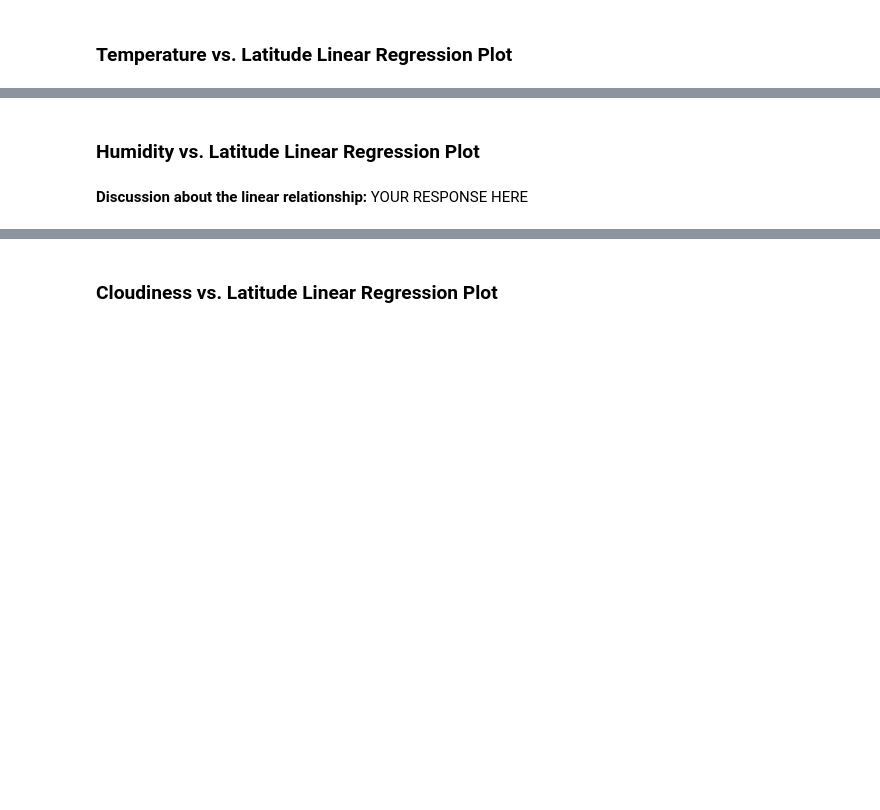
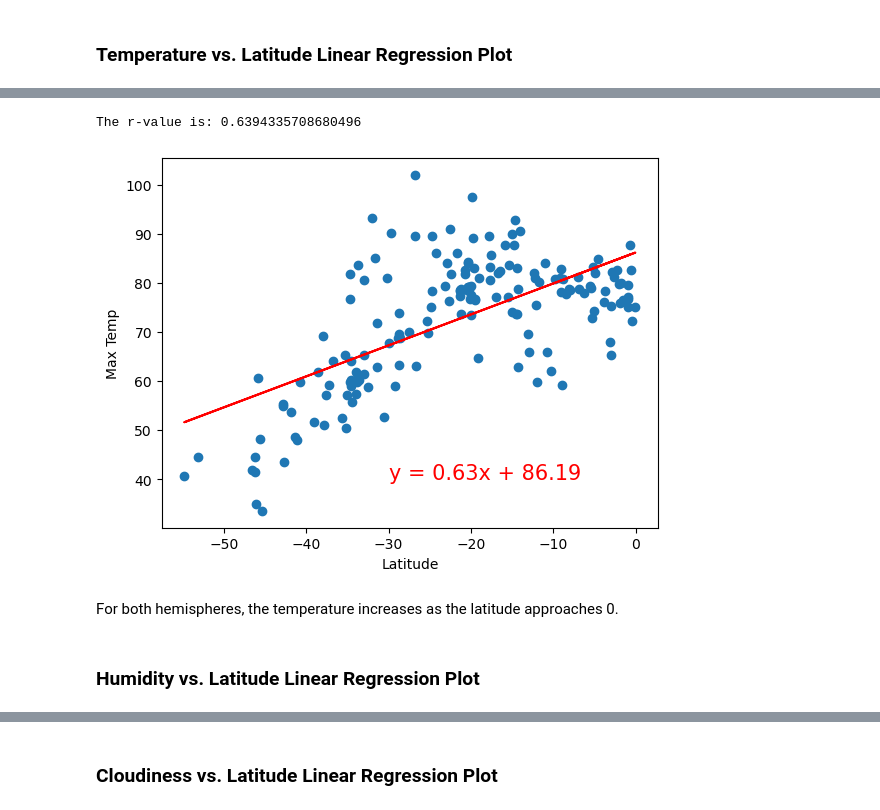
Before and after one commit to matanick1/Python-api-project, a Jupyter notebook: WeatherPy/WeatherPy.ipynb, the cells around one changed output, grey strips where cells are left out. Saved outputs shown, nothing was run; the diff lists cells and outputs as text; code cells hidden in the pictures; blank space fills up the shorter version.

```diff
--- a/WeatherPy/WeatherPy.ipynb
+++ b/WeatherPy/WeatherPy.ipynb
@@ -335,2 +333,13 @@ plt.show()
+# %%
+# Linear regression scatter plot for Southern Hemisphere:
+x_values = southern_hemi_df["Lat"]
+y_values = southern_hemi_df["Max Temp"]
+# Call the function
+plot_linear_regression(x_values, y_values,(-30,40))
+# %% [output]
+The r-value is: 0.6394335708680496
+[figure, added]
+# %% [markdown]
+For both hemispheres, the temperature increases as the latitude approaches 0.
 # %% [markdown]
 ### Humidity vs. Latitude Linear Regression Plot
@@ -343,2 +345,0 @@ plt.show()
-# %% [markdown]
-**Discussion about the linear relationship:** YOUR RESPONSE HERE
```
Also changed, not shown: parts of 32 cells of this notebook, 5 other files.
